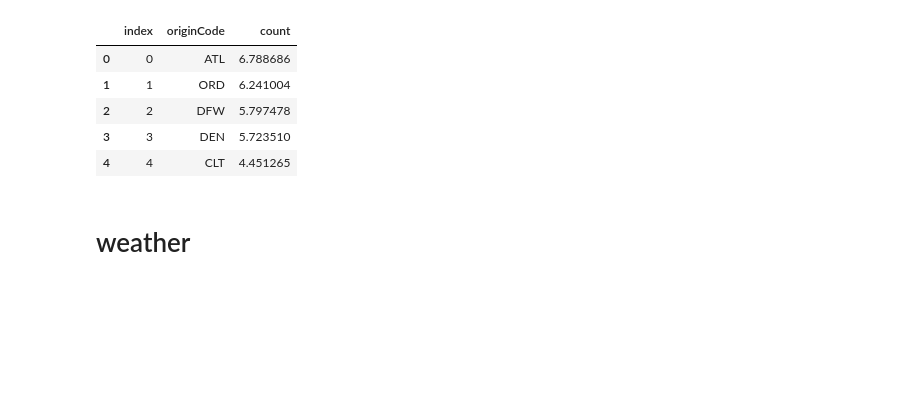
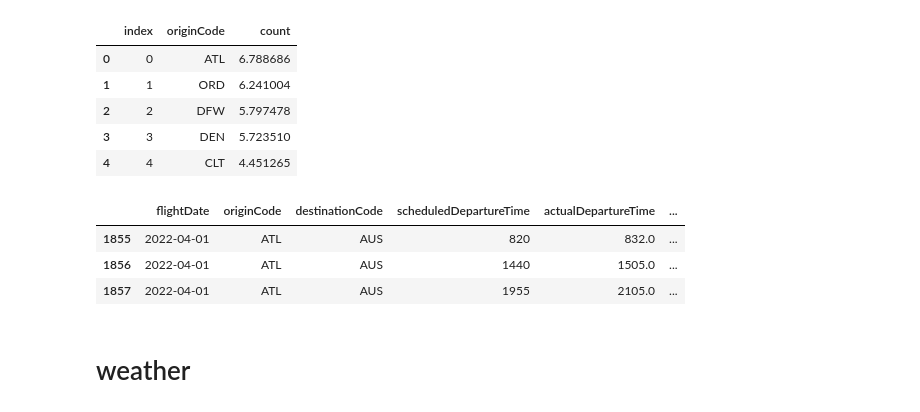
Before and after one commit to dbchristenson/timely-takeoff-model, a Jupyter notebook: src/intake_test.ipynb, the cells around one changed output. Cells and saved outputs as stored; diff of their text form; code cells hidden in the pictures; blank space fills up the shorter version.

Commit message:
operating airline + flight number combo complete

```diff
--- a/src/intake_test.ipynb
+++ b/src/intake_test.ipynb
@@ -303,3 +309,33 @@ culled_df = cull_airlines(culled_df)
+# %%
+def combine_airline_code_flight_number(df: pd.DataFrame):
+    """Combine airline code and flight number into one column."""
+    code = df["operatingAirlineCode"]
+    number = df["flightNumberOperatingAirline"]
+
+    df["flightNumber"] = code + number.astype(str)
+
+    # Drop the original columns
+    cols_to_drop = [
+        "marketingAirlineNetwork",
+        "flightNumberOperatingAirline",
+        "flightNumberMarketingAirline",
+        "fullAirlineName",
+    ]
+
+    # We keep operatingAirlineCode for encoding
+
+    df = df.drop(
+        columns=cols_to_drop,
+    )
+    return df
+# %%
+test = combine_airline_code_flight_number(culled_df)
+test.head(3)
+# %% [output]
+|  | flightDate | originCode | destinationCode | scheduledDepartureTime | actualDepartureTime | ... |
+| 1855 | 2022-04-01 | ATL | AUS | 820 | 832.0 | ... |
+| 1856 | 2022-04-01 | ATL | AUS | 1440 | 1505.0 | ... |
+| 1857 | 2022-04-01 | ATL | AUS | 1955 | 2105.0 | ... |
 # %% [markdown]
 # weather
 # %%
```
Also changed, not shown: parts of 3 cells of this notebook, 3 other files.
